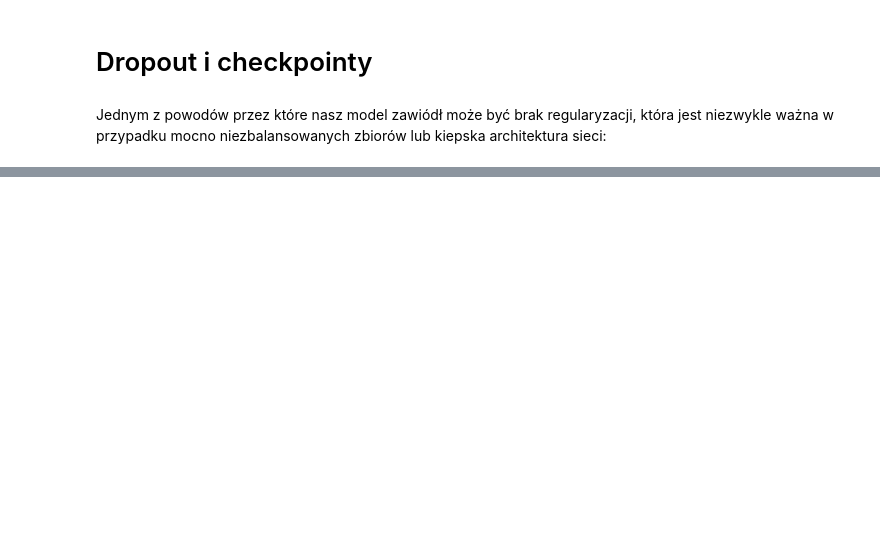
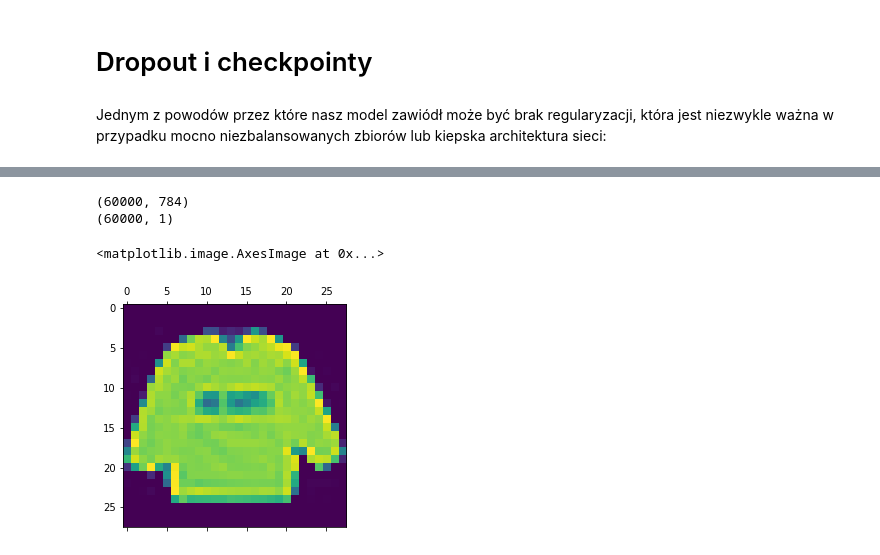
Before and after one commit to maju116/deep_learning_in_Keras_with_Python, a Jupyter notebook: part I - Keras, Tensorflow and MLP.ipynb, the cells around one changed output, grey strips where cells are left out. Drawn from its saved outputs; the diff is of its cells as text; code cells hidden in the pictures; blank space fills up the shorter version.

```diff
--- a/part I - Keras, Tensorflow and MLP.ipynb
+++ b/part I - Keras, Tensorflow and MLP.ipynb
@@ -227,0 +471,20 @@ pd.crosstab(creditcard_test_Y[:, 1], np.argmax(creditcard_model2.predict(creditc
+# %%
+fashion_mnist_train_X = pd.read_csv("data/fashion_mnist_train_X", sep=" ").to_numpy()
+fashion_mnist_test_X = pd.read_csv("data/fashion_mnist_test_X", sep=" ").to_numpy()
+fashion_mnist_train_Y = pd.read_csv("data/fashion_mnist_train_Y", sep=" ").to_numpy()
+fashion_mnist_test_Y = pd.read_csv("data/fashion_mnist_test_Y", sep=" ").to_numpy()
+
+fashion_mnist_train_X = fashion_mnist_train_X / 255
+fashion_mnist_test_X = fashion_mnist_test_X / 255
+
+print(fashion_mnist_train_X.shape)
+print(fashion_mnist_train_Y.shape)
+# %% [output]
+(60000, 784)
+(60000, 1)
+# %%
+import matplotlib.pyplot as plt
+plt.matshow(fashion_mnist_train_X[0,:].reshape((28,28)))
+# %% [output]
+<matplotlib.image.AxesImage at 0x...>
+[figure, added]
```
Also changed, not shown: parts of 32 cells of this notebook, 13 other files.
